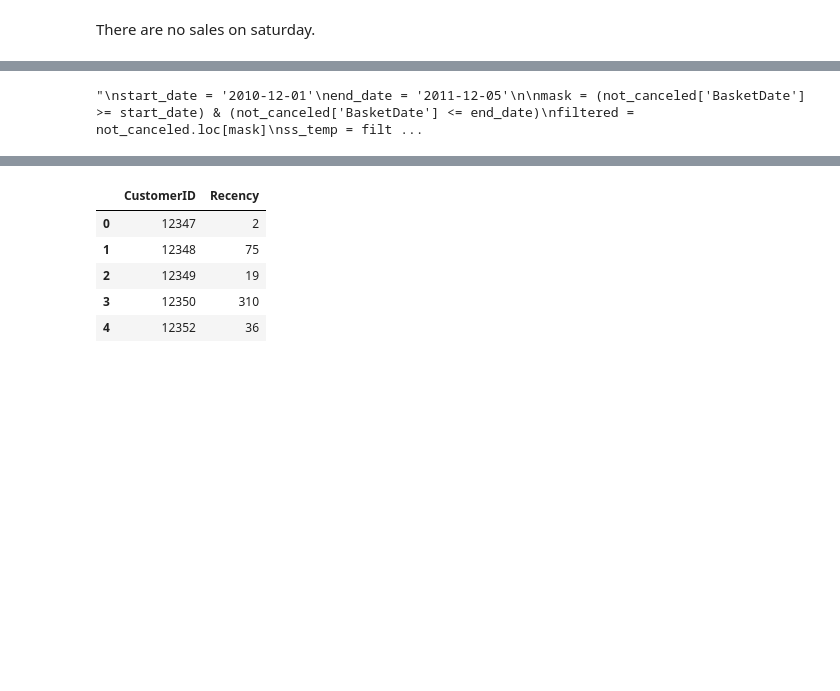
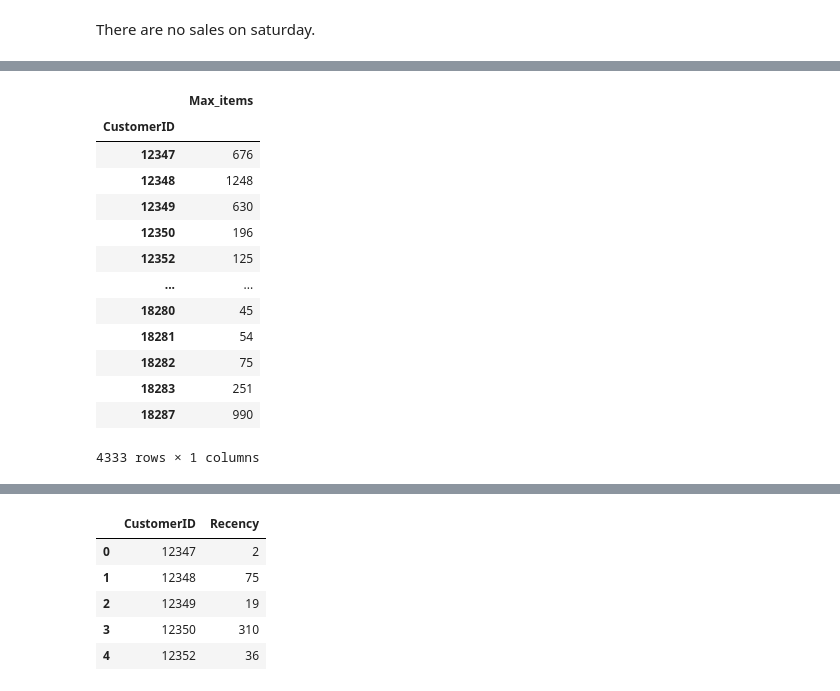
Before and after one commit to michelezoncheddu/data-mining-project, a Jupyter notebook: 1_Data_preparation.ipynb, the cells around one changed output, grey strips where cells are left out. Saved outputs shown, nothing was run; the diff lists cells and outputs as text; code cells hidden in the pictures; blank space fills up the shorter version.

```diff
--- a/1_Data_preparation.ipynb
+++ b/1_Data_preparation.ipynb
@@ -314,15 +328,24 @@ ax = ss_lu.Qta.hist(log=True, bins=70)'''
 # %%
 # max number of items purchased by a customer during a shopping session.
-'''
-start_date = '2010-12-01'
-end_date = '2011-12-05'
 
-mask = (not_canceled['BasketDate'] >= start_date) & (not_canceled['BasketDate'] <= end_date)
-filtered = not_canceled.loc[mask]
-ss_temp = filtered.groupby(['BasketID']).agg({'Qta': 'sum'})
-ss_imax = filtered.groupby(['CustomerID']).agg({'Qta': 'max'})
-ax = ss_imax.Qta.hist(log=True, bins=70)'''
+temp = main_data.groupby(['BasketID','CustomerID']).agg({'Qta': 'sum'})
+max_items = temp.groupby(['CustomerID']).agg({'Qta': 'max'})
+max_items.columns = ['Max_items']
+max_items
 # %% [output]
+|  | Max_items |
+| CustomerID |  |
+| 12347 | 676 |
+| 12348 | 1248 |
+| 12349 | 630 |
+| 12350 | 196 |
+| 12352 | 125 |
+| ... | ... |
+| 18280 | 45 |
+| 18281 | 54 |
+| 18282 | 75 |
+| 18283 | 251 |
+| 18287 | 990 |
-"\nstart_date = '2010-12-01'\nend_date = '2011-12-05'\n\nmask = (not_canceled['BasketDate'] >= start_date) & (not_canceled['BasketDate'] <= end_date)\nfiltered = not_canceled.loc[mask]\nss_temp = filt ...
+4333 rows × 1 columns
 # %%
 # entropy on shopping date for customer predictability.
```
Also changed, not shown: parts of 27 cells of this notebook.
